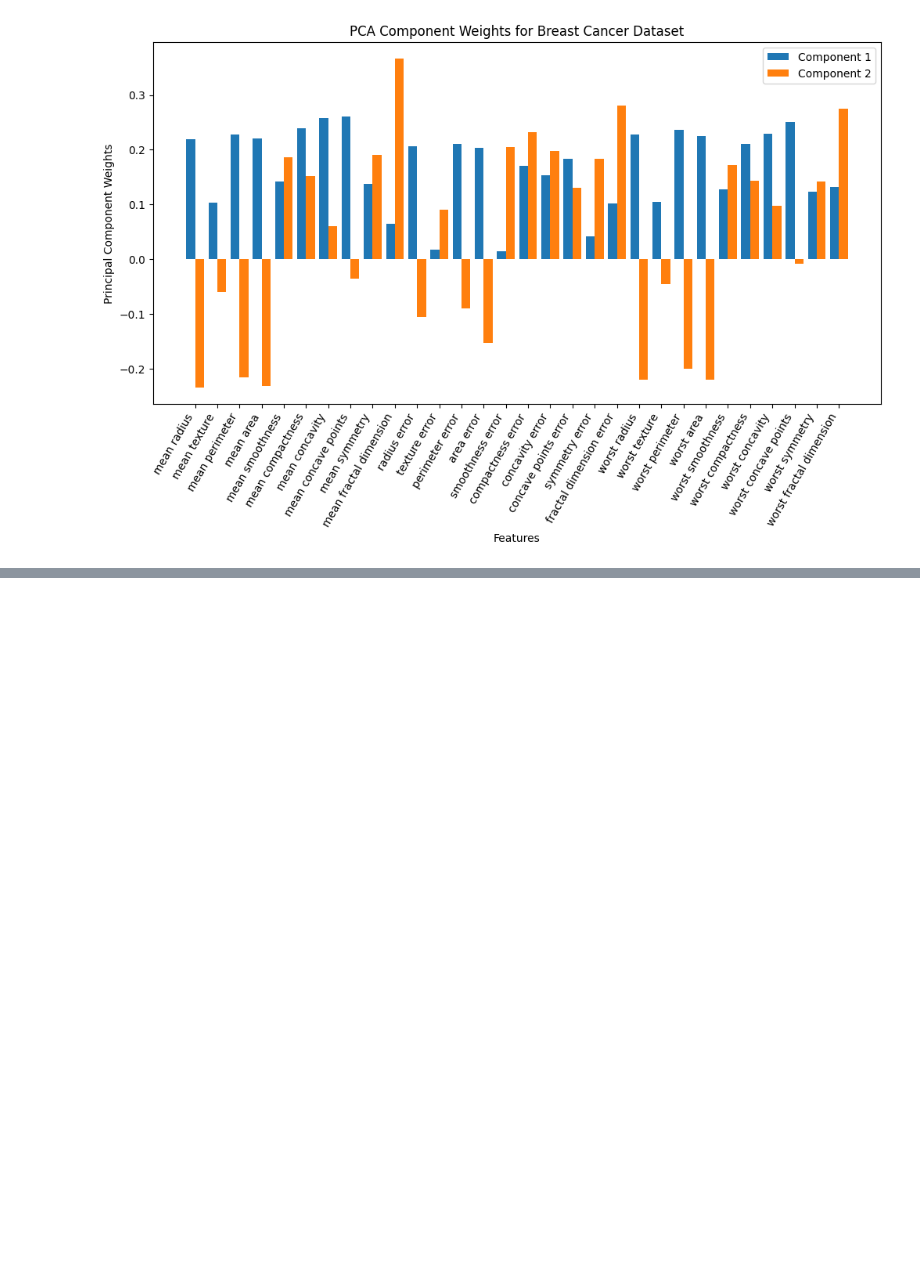
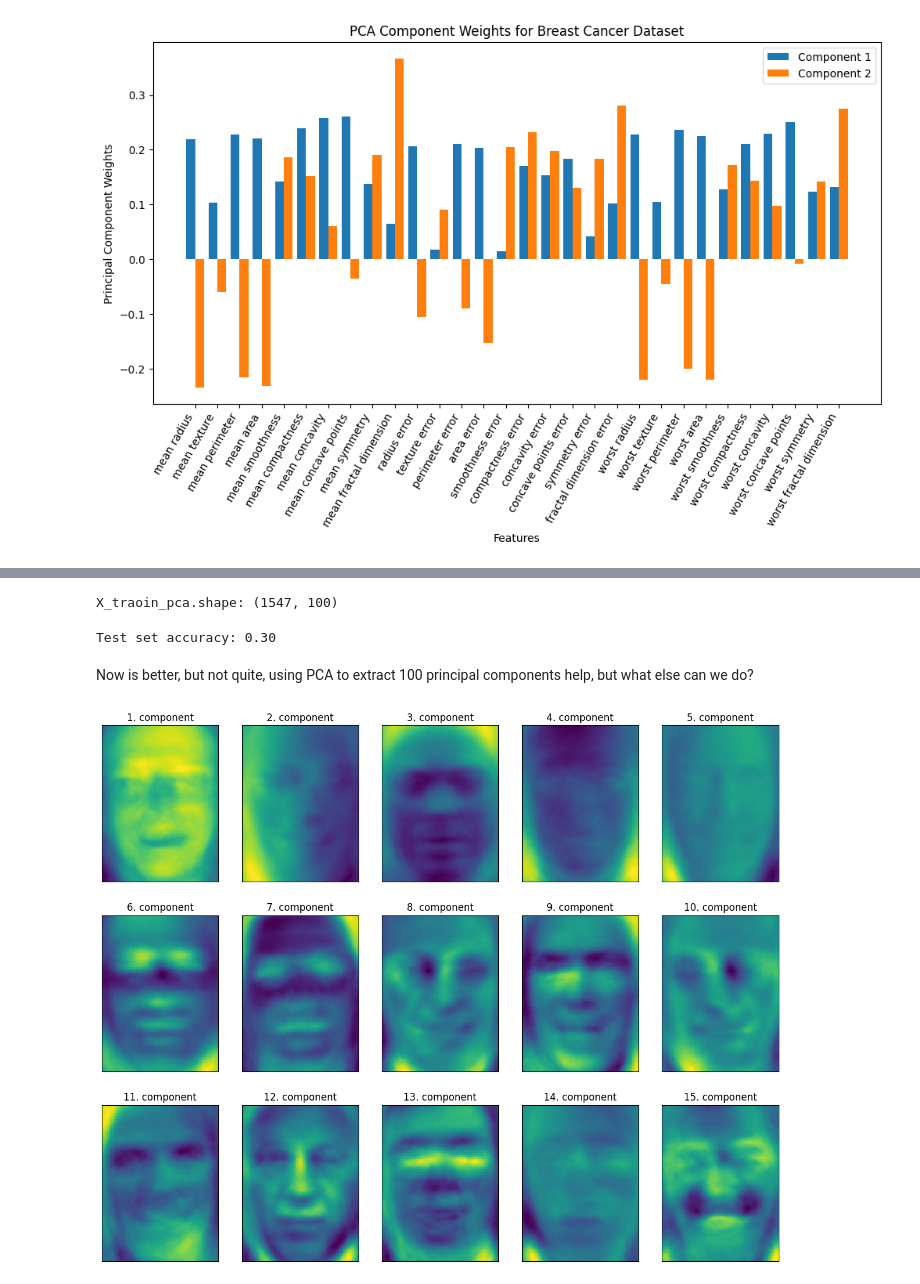
Before and after one commit to jurgenfolz/Machine-Learning-Examples, a Jupyter notebook: Unsupervised Learning/Unsupervised transformations/PCA.ipynb, the cells around one changed output, grey strips where cells are left out. Drawn from its saved outputs; the diff is of its cells as text; code cells hidden in the pictures; blank space fills up the shorter version.

```diff
--- a/Unsupervised Learning/Unsupervised transformations/PCA.ipynb
+++ b/Unsupervised Learning/Unsupervised transformations/PCA.ipynb
@@ -113,0 +133,6 @@ plt.show()
+# %%
+# count how often each target appears
+counts = np.bincount(people.target)
+# print counts next to target names
+for i, (count, name) in enumerate(zip(counts, people.target_names)):
+    print(f"{name}: {count}", end="\n")
@@ -113,0 +157,11 @@ plt.show()
+# %%
+#Bush appears 530 times, while Colin Powell appears 236 times
+# only take up to 50 images of each person, otherwise, the feature extraction would be overwhelmed by the likelihood of George W. Bush
+mask = np.zeros(people.target.shape, dtype=np.bool)
+for target in np.unique(people.target):
+    mask[np.where(people.target == target)[0][:50]] = 1
+X_people = people.data[mask]
+y_people = people.target[mask]
+# scale the grayscale values to be between 0 and 1
+# instead of 0 and 255 for better numeric stability
+X_people = X_people / 255.
@@ -113,0 +171,8 @@ plt.show()
+# %%
+from sklearn.neighbors import KNeighborsClassifier
+# split the data into training and test sets
+X_train, X_test, y_train, y_test = train_test_split(X_people, y_people, stratify=y_people, random_state=0)
+# build a KNeighborsClassifier using one neighbor
+knn = KNeighborsClassifier(n_neighbors=1)
+knn.fit(X_train, y_train)
+print(f"Test set score of 1-nn: {knn.score(X_test, y_test):.2f}")
@@ -113,0 +189,26 @@ plt.show()
+# %%
+#Here we apply PCA to the data, we use 100 components, and we whiten the data.
+pca = PCA(n_components=100, whiten=True, random_state=0).fit(X_train)
+X_train_pca = pca.transform(X_train)
+X_test_pca = pca.transform(X_test)
+print(f"X_traoin_pca.shape: {X_train_pca.shape}")
+# %% [output]
+X_traoin_pca.shape: (1547, 100)
+# %%
+#Now we can build a KNeighborsClassifier on the PCA-reduced data. We will use the same number of neighbors as before.
+knn = KNeighborsClassifier(n_neighbors=1)
+knn.fit(X_train_pca, y_train)
+print(f"Test set accuracy: {knn.score(X_test_pca, y_test):.2f}")
+# %% [output]
+Test set accuracy: 0.30
+# %% [markdown]
+Now is better, but not quite, using PCA to extract 100 principal components help, but what else can we do?
+# %%
+#Printing the components of the PCA
+fix, axes = plt.subplots(3, 5, figsize=(15, 12),
+subplot_kw={'xticks': (), 'yticks': ()})
+for i, (component, ax) in enumerate(zip(pca.components_, axes.ravel())):
+    ax.imshow(component.reshape(image_shape),cmap='viridis')
+    ax.set_title("{}. component".format((i + 1)))
+# %% [output]
+[figure, added]
```
Also changed, not shown: parts of 9 cells of this notebook.
